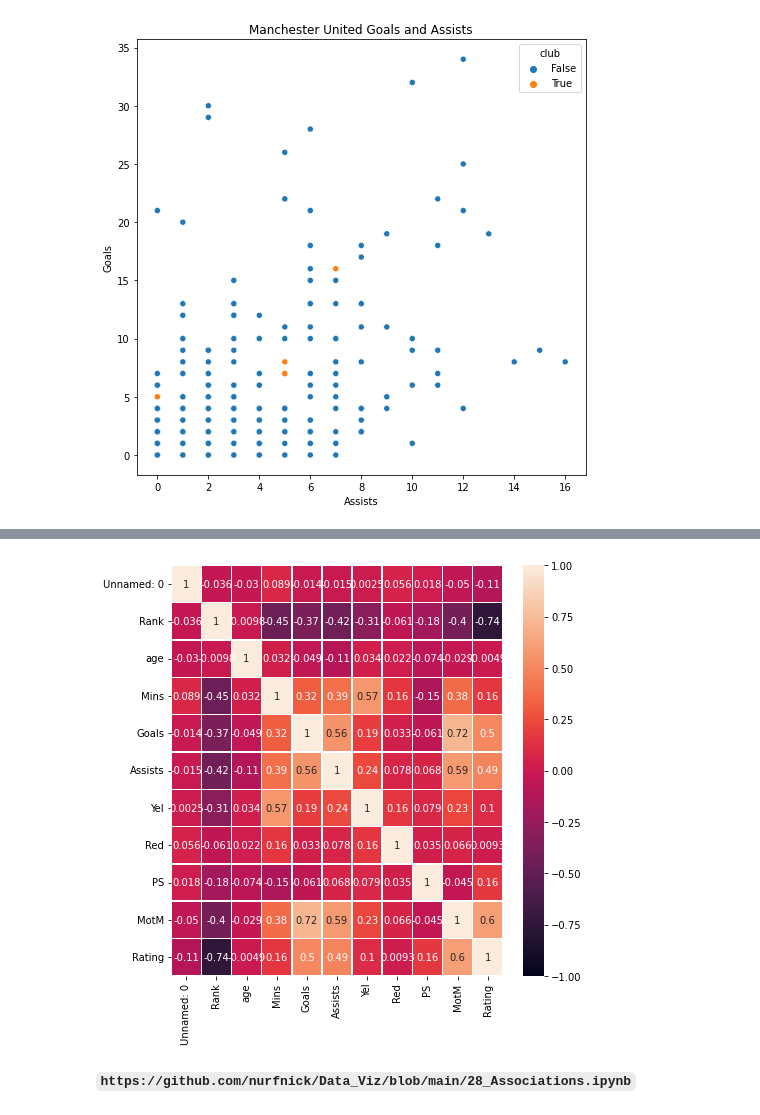
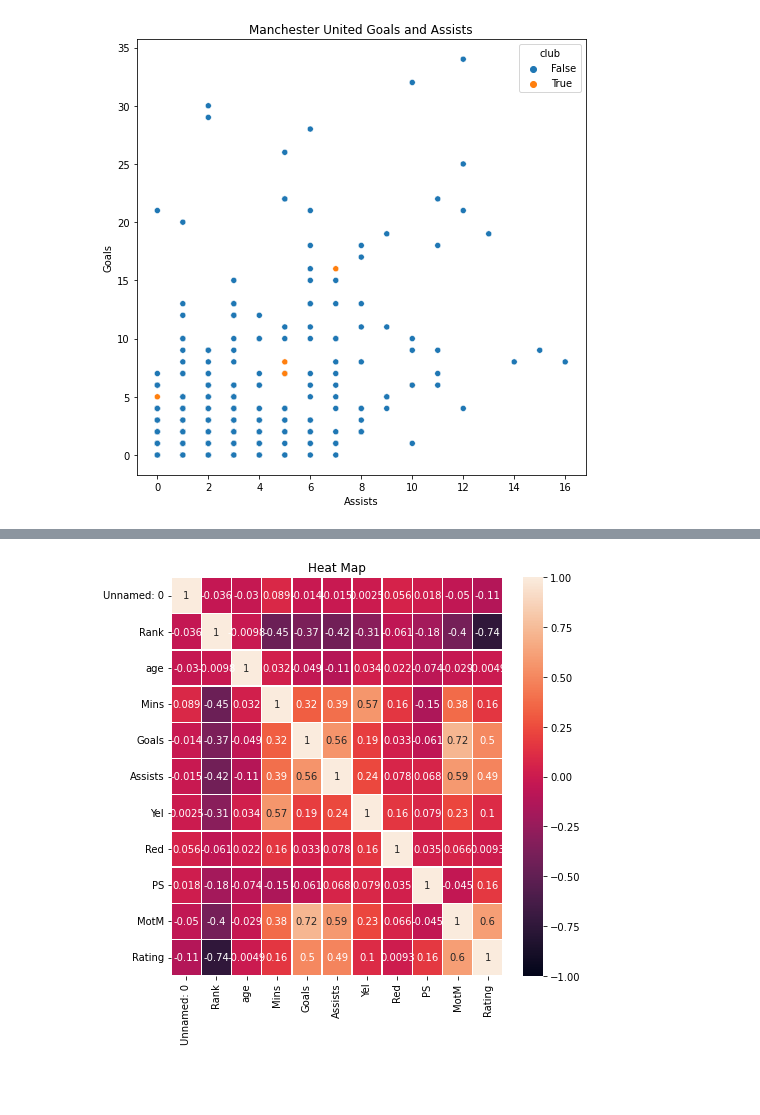
Before and after one commit to khatriprajwol/Data-Visualization-, a Jupyter notebook: Exam3.ipynb, the cells around one changed output, grey strips where cells are left out. Saved outputs shown, nothing was run; the diff lists cells and outputs as text; code cells hidden in the pictures; blank space fills up the shorter version.

```diff
--- a/Exam3.ipynb
+++ b/Exam3.ipynb
@@ -285,7 +313,6 @@ plt.show()
 # %%
-sns.heatmap(df.corr(), annot=True, linewidths=0.5,vmin = -1)
+ax= sns.heatmap(df.corr(), annot=True, linewidths=0.5,vmin = -1)
+ax.set_title('Heat Map')
 plt.show()
 # %% [output]
-[figure, old version]
+[figure, new version]
-# %% [markdown]
-**`https://github.com/nurfnick/Data_Viz/blob/main/28_Associations.ipynb`**
```
Also changed, not shown: parts of 27 cells of this notebook.
